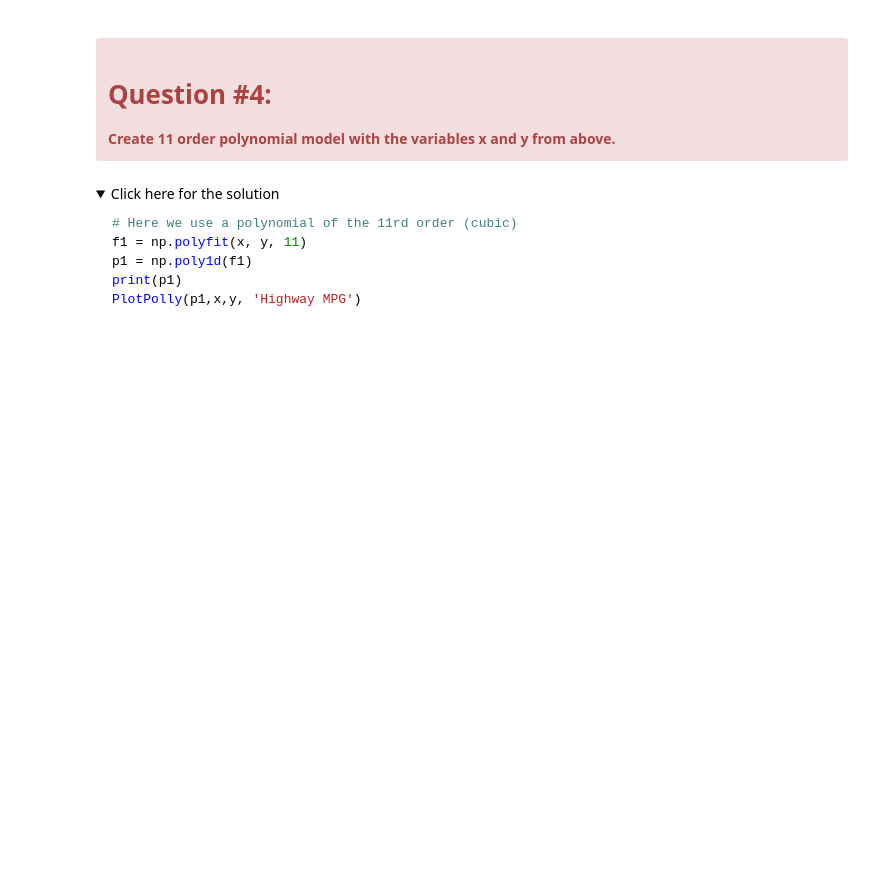
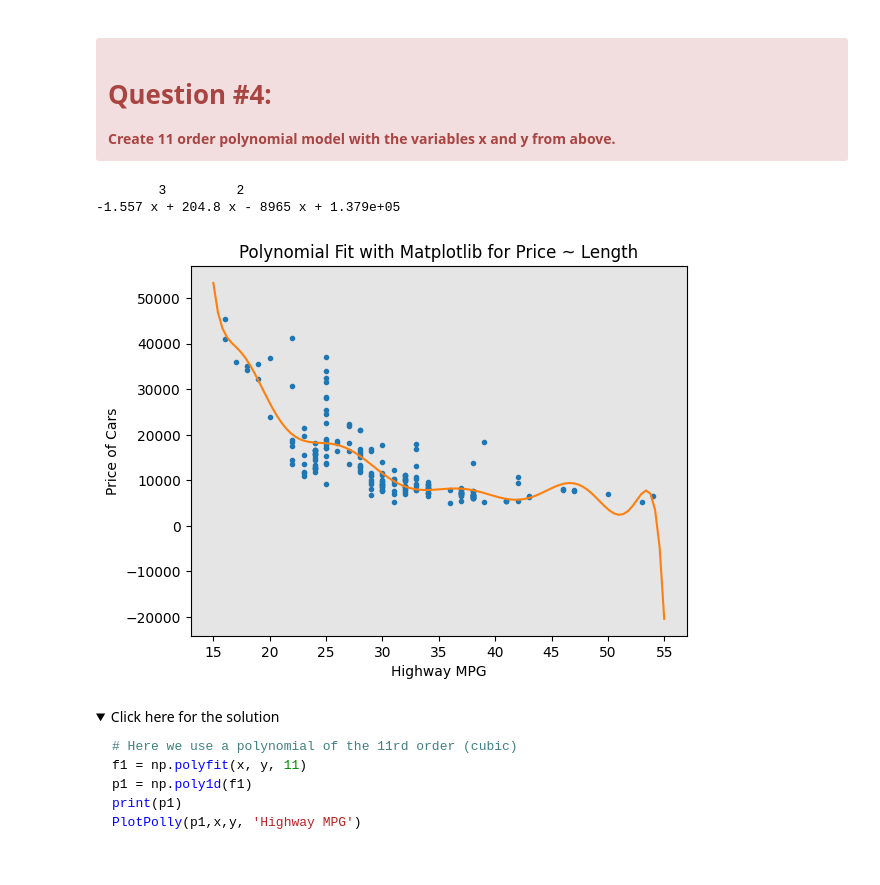
Before and after one commit to ajrodriguezo/IBM-DA0101EN-Data-Analysis-with-Python, a Jupyter notebook: lab4/lab4.ipynb, the cells around one changed output. Drawn from its saved outputs; the diff is of its cells as text; code cells hidden in the pictures; folded sections open; blank space fills up the shorter version.

```diff
--- a/lab4/lab4.ipynb
+++ b/lab4/lab4.ipynb
@@ -627,6 +650,16 @@ array([-1.55663829e+00,  2.04754306e+02, -8.96543312e+03,  1.37923594e+05])
 </div>
 # %%
 # Write your code below and press Shift+Enter to execute
+
+f2 = np.polyfit(x, y, 11)
+p2 = np.poly1d(f2)
+print(p)
+
+PlotPolly(p2,x,y,'Highway MPG')
+# %% [output]
+        3         2
+-1.557 x + 204.8 x - 8965 x + 1.379e+05
+[figure, added]
 # %% [markdown]
 <details><summary>Click here for the solution</summary>
 
```
Also changed, not shown: parts of 21 cells of this notebook.
